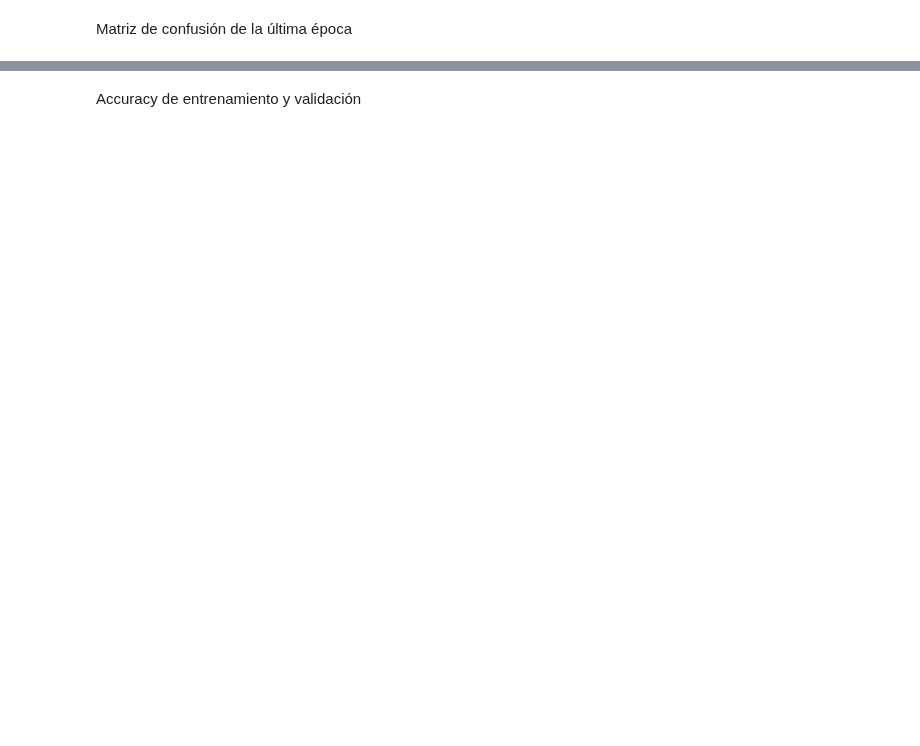
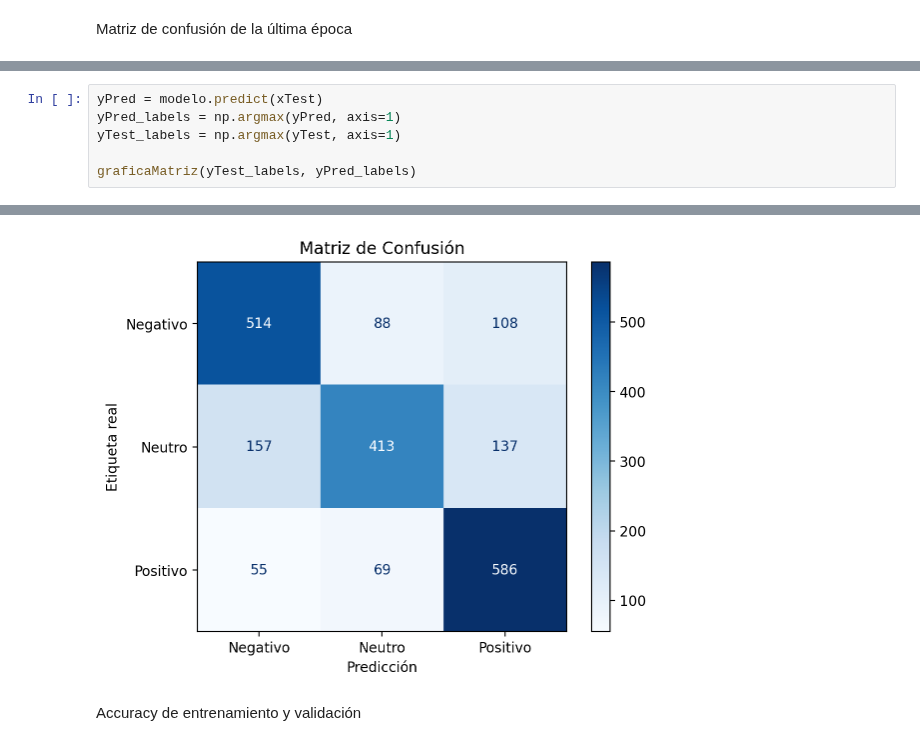
Before and after one commit to AngieJoya99/Proyecto-RN, a Jupyter notebook: Entrega1.ipynb, the cells around one changed output, grey strips where cells are left out. Saved outputs shown, nothing was run; the diff lists cells and outputs as text; blank space fills up the shorter version.

```diff
--- a/Entrega1.ipynb
+++ b/Entrega1.ipynb
@@ -324,0 +336,7 @@ plt.show()
+# %%
+yPred = modelo.predict(xTest)
+yPred_labels = np.argmax(yPred, axis=1)
+yTest_labels = np.argmax(yTest, axis=1)
+
+graficaMatriz(yTest_labels, yPred_labels)
+# %% [output]
@@ -325,3 +344,4 @@ plt.show()
+[figure, added]
 # %% [markdown]
 Accuracy de entrenamiento y validación
 # %%
```
Also changed, not shown: parts of 25 cells of this notebook, 4 other files.
